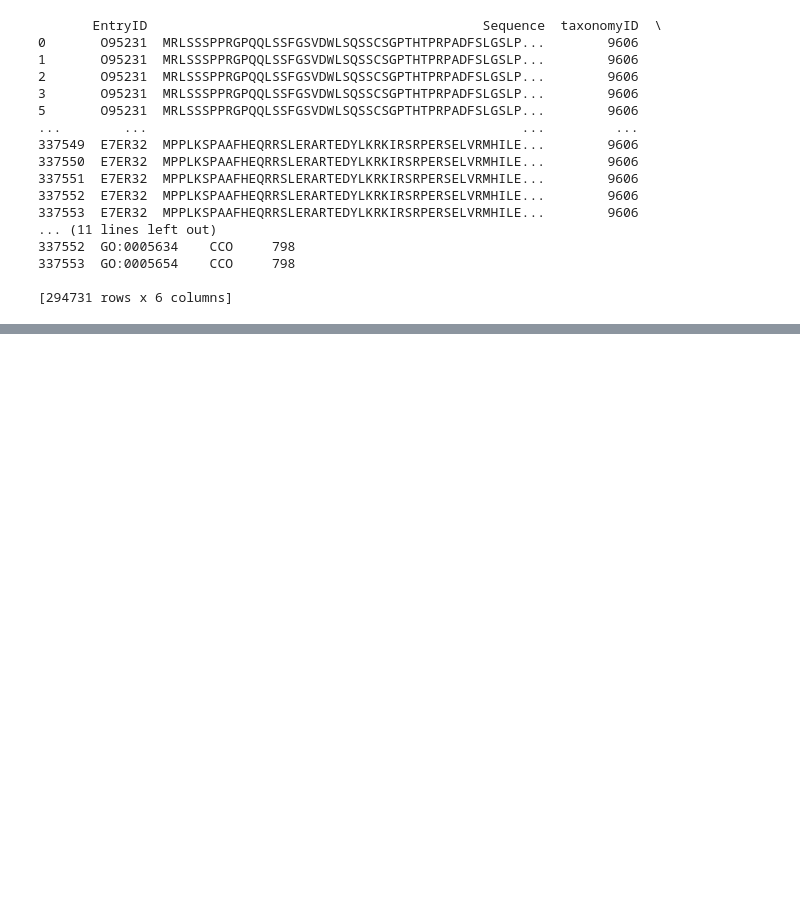
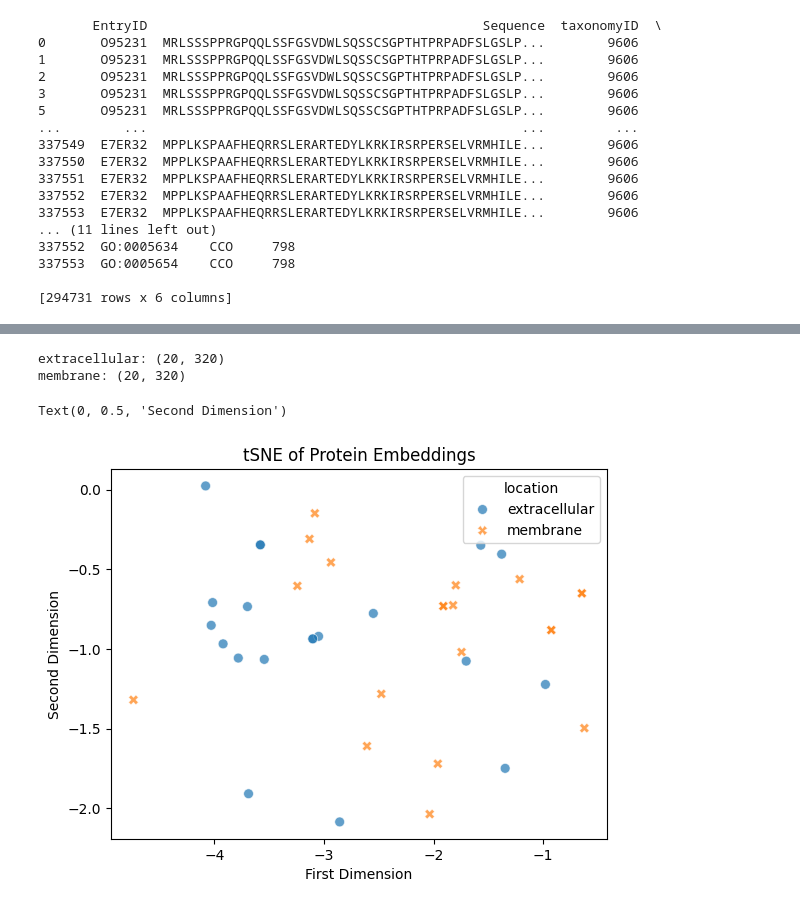
Before and after one commit to justjs4evr/ml-study-notes, a Jupyter notebook: dl_4bio/ch2.ipynb, the cells around one changed output, grey strips where cells are left out. Saved outputs shown, nothing was run; the diff lists cells and outputs as text; code cells hidden in the pictures; blank space fills up the shorter version.

```diff
--- a/dl_4bio/ch2.ipynb
+++ b/dl_4bio/ch2.ipynb
@@ -309,7 +304,7 @@ go_function_examples = {
 
 sequences_by_function = {}
 min_length = 100
-max_length = 150
+max_length = 500
 num_samples = 20
 
 for function, go_term in go_function_examples.items():
@@ -375,2 +368,47 @@ To support symlinks on Windows, you either need to activate Developer Mode or to
 Some weights of EsmModel were not initialized from the model checkpoint at facebook/esm2_t6_8M_UR50D and are newly initialized: ['pooler.dense.bias', 'pooler.dense.weight']
 You should probably TRAIN this model on a down-stream task to be able to use it for predictions and inference.
+# %%
+# compute mean protein embeddings for each location
+protein_embeddings = {
+    loc: get_mean_embeddings(sequences_by_function[loc], tokenizer, model)
+    for loc in ["extracellular", "membrane"]
+}
+
+# reformat data.
+labels, embeddings = [], []
+for location, embedding in protein_embeddings.items():
+    labels.extend([location] * embedding.shape[0])
+    embeddings.append(embedding)
+    print(f"{location}: {embedding.shape}")
+# %% [output]
+extracellular: (20, 320)
+membrane: (20, 320)
+# %%
+import numpy as np
+import seaborn as sns
+from sklearn.manifold import TSNE
+
+embeddings_tsne = TSNE(n_components = 2, random_state=42).fit_transform(np.vstack(embeddings))
+embeddings_tsne_df = pd.DataFrame(
+    {
+        "first_dimension": embeddings_tsne[:, 0],
+        "second_dimension": embeddings_tsne[:, 1],
+        "location": np.array(labels)
+    }
+)
+
+fig = sns.scatterplot(
+    data = embeddings_tsne_df,
+    x="first_dimension",
+    y="second_dimension",
+    hue="location",
+    style="location",
+    s=50,
+    alpha=0.7,
+)
+plt.title("tSNE of Protein Embeddings")
+fig.set_xlabel("First Dimension")
+fig.set_ylabel("Second Dimension")
+# %% [output]
+Text(0, 0.5, 'Second Dimension')
+[figure, added]
```
Also changed, not shown: parts of 55 cells of this notebook.
